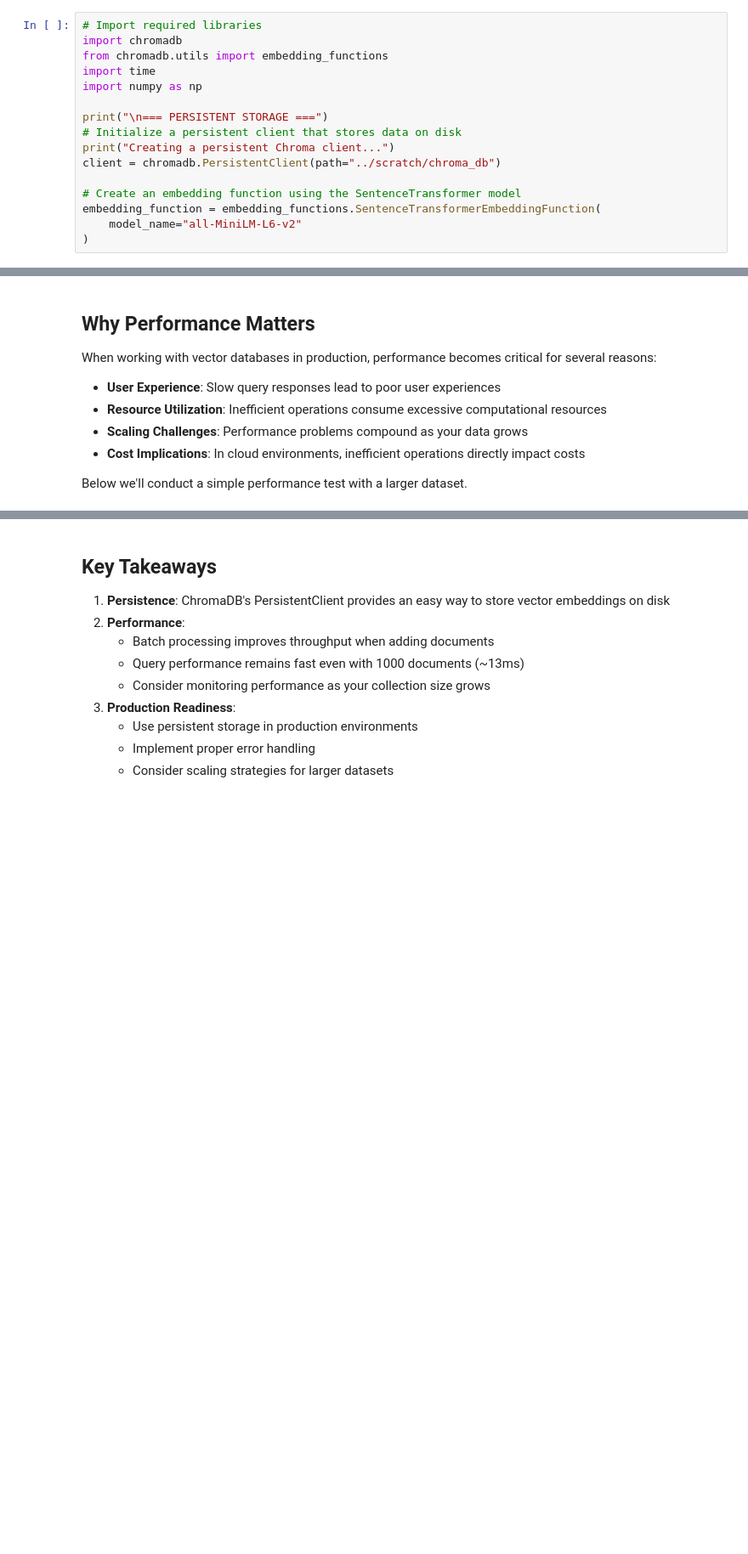
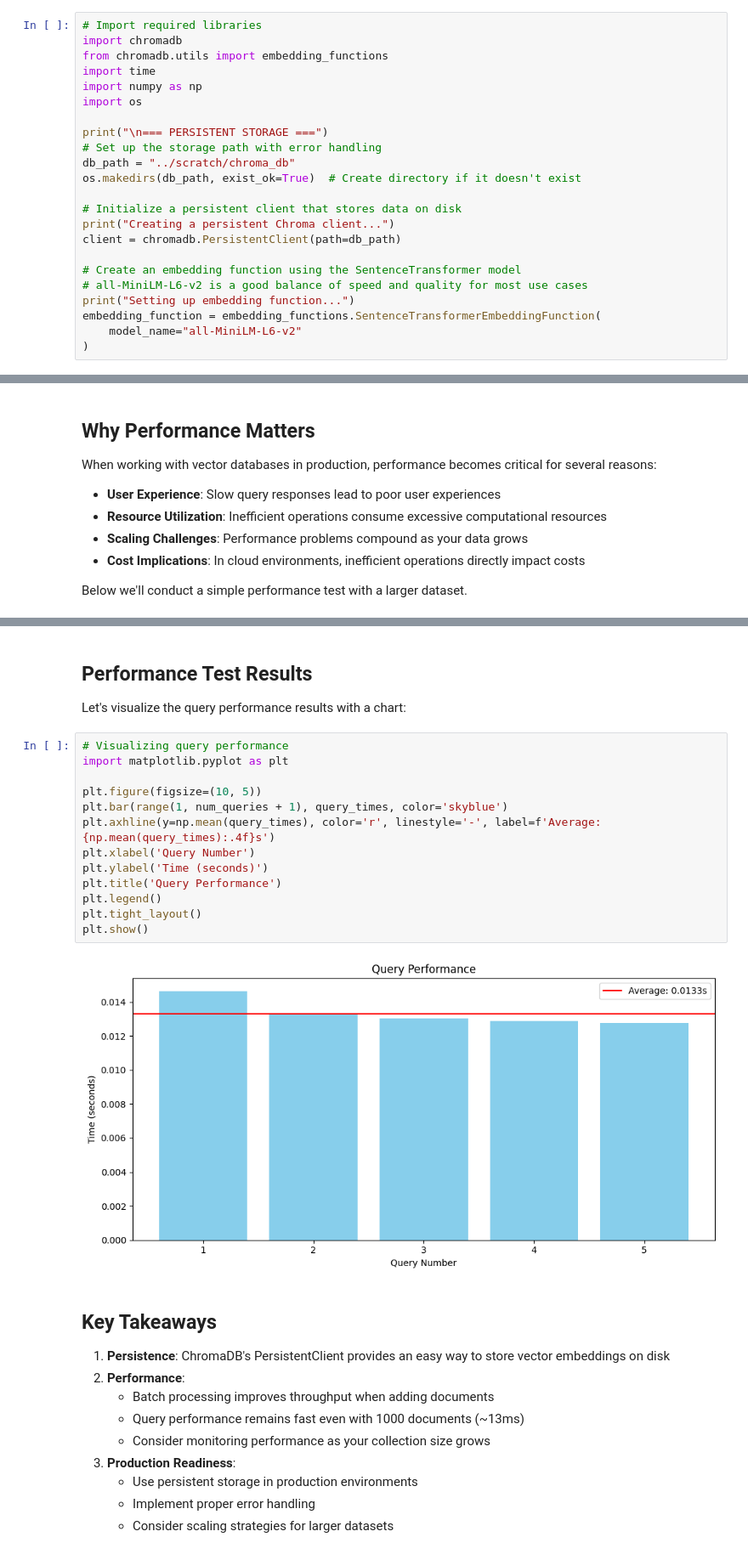
Before and after one commit to kumarseenu/aieng, a Jupyter notebook: chapter_5/05_03.ipynb, the cells around one changed output, grey strips where cells are left out. Shown at 85% size. Cells and saved outputs as stored; diff of their text form; blank space fills up the shorter version.

```diff
--- a/chapter_5/05_03.ipynb
+++ b/chapter_5/05_03.ipynb
@@ -16,13 +23,20 @@ import chromadb
 from chromadb.utils import embedding_functions
 import time
 import numpy as np
+import os
 
 print("\n=== PERSISTENT STORAGE ===")
+# Set up the storage path with error handling
+db_path = "../scratch/chroma_db"
+os.makedirs(db_path, exist_ok=True)  # Create directory if it doesn't exist
+
 # Initialize a persistent client that stores data on disk
 print("Creating a persistent Chroma client...")
-client = chromadb.PersistentClient(path="../scratch/chroma_db")
+client = chromadb.PersistentClient(path=db_path)
 
 # Create an embedding function using the SentenceTransformer model
+# all-MiniLM-L6-v2 is a good balance of speed and quality for most use cases
+print("Setting up embedding function...")
 embedding_function = embedding_functions.SentenceTransformerEmbeddingFunction(
     model_name="all-MiniLM-L6-v2"
 )
@@ -172,3 +187,22 @@ Average query time: 0.0139 seconds
+# %% [markdown]
+## Performance Test Results
+
+Let's visualize the query performance results with a chart:
+# %%
+# Visualizing query performance
+import matplotlib.pyplot as plt
+
+plt.figure(figsize=(10, 5))
+plt.bar(range(1, num_queries + 1), query_times, color='skyblue')
+plt.axhline(y=np.mean(query_times), color='r', linestyle='-', label=f'Average: {np.mean(query_times):.4f}s')
+plt.xlabel('Query Number')
+plt.ylabel('Time (seconds)')
+plt.title('Query Performance')
+plt.legend()
+plt.tight_layout()
+plt.show()
+# %% [output]
+[figure, added]
 # %% [markdown]
 ## Key Takeaways
 
```
Also changed, not shown: parts of 4 cells of this notebook, 1 other file.
